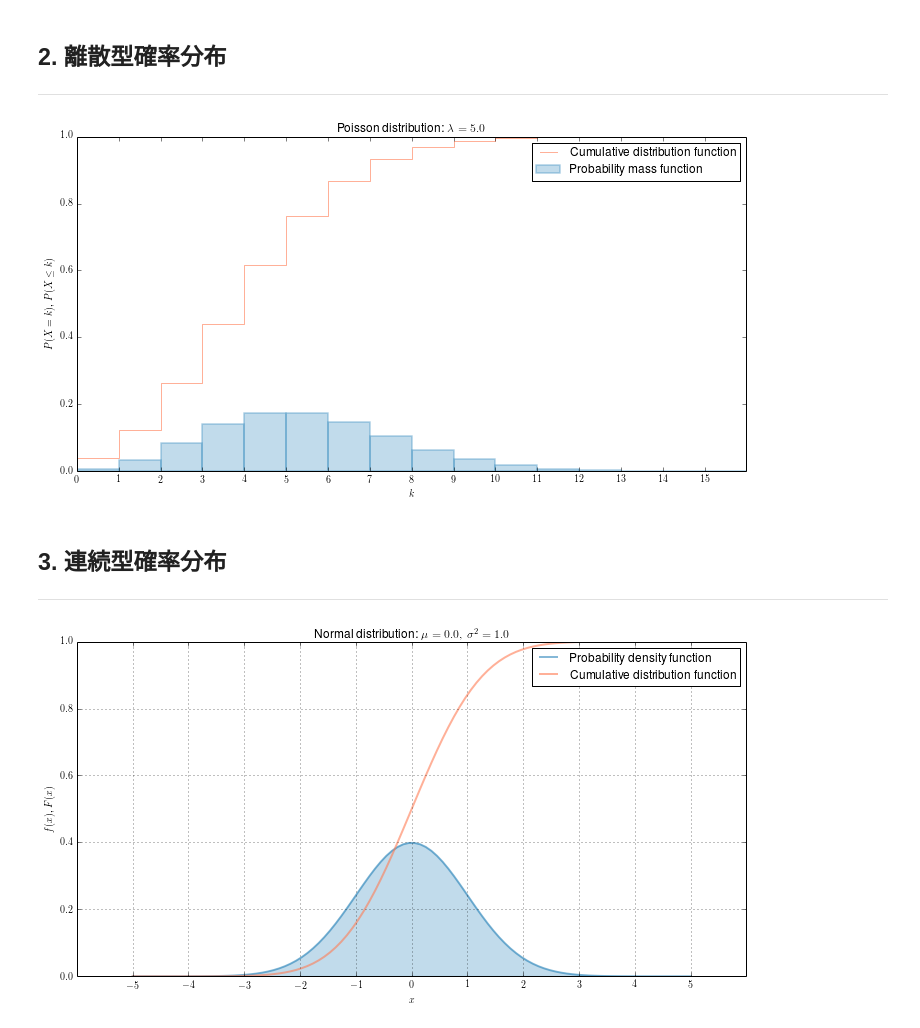
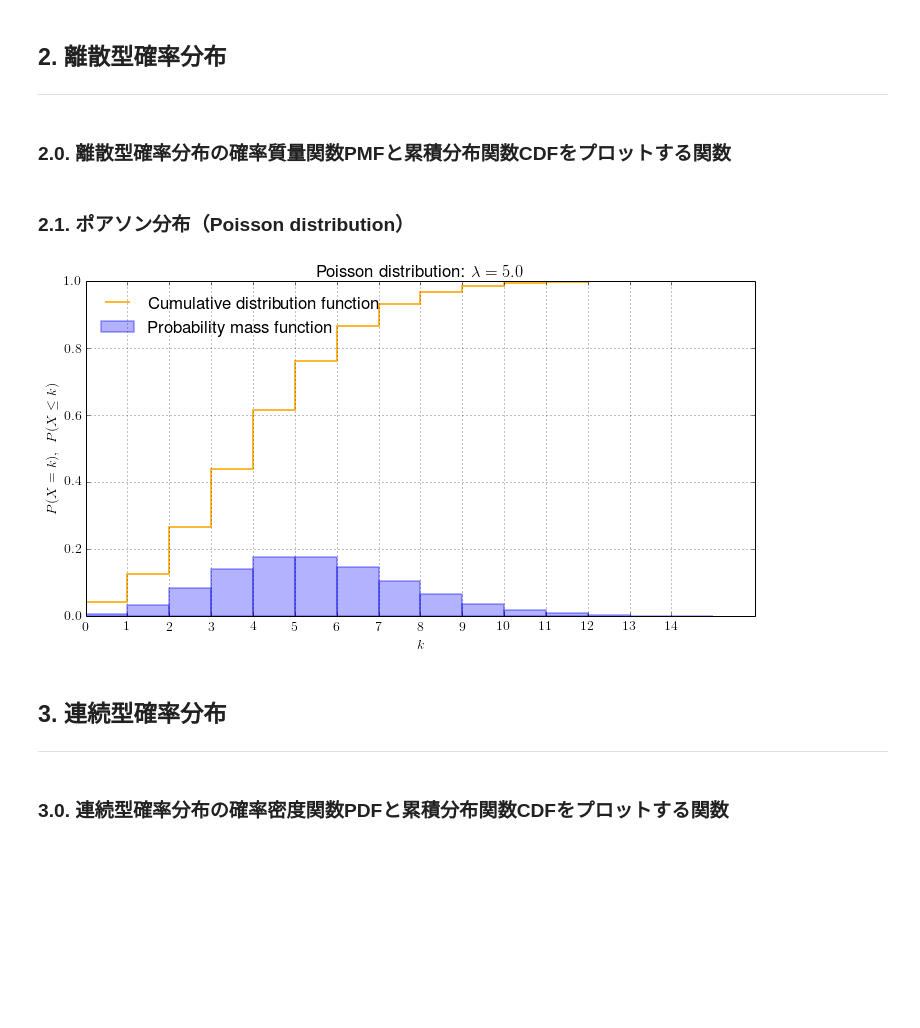
Before and after one commit to sw1227/statistics, a Jupyter notebook: interactive_distribution.ipynb, the cells around one changed output. Saved outputs shown, nothing was run; the diff lists cells and outputs as text; code cells hidden in the pictures; blank space fills up the shorter version.

Commit message:
refactor interactive_distribution.ipynb

```diff
--- a/interactive_distribution.ipynb
+++ b/interactive_distribution.ipynb
@@ -24,49 +21,67 @@ colors = ["blue", "orange", "green", "red"]
 # %% [markdown]
 ## 2. 離散型確率分布
 ---
+# %% [markdown]
+### 2.0. 離散型確率分布の確率質量関数PMFと累積分布関数CDFをプロットする関数
 # %%
-# Poisson distributionの確率質量関数（単一のλ）
-k_max = 16
-k = np.arange(k_max)
+def plot_discrete(func, k_max=20):
+    """ 与えられた離散型確率分布関数のPMFとCDFをプロットする
+        - func: 離散型確率分布関数(scipy.stats.distributions.rv_frozen)
+        - k_max: 横軸(確率変数)の最大値(0からk_maxまでプロット)
+    """
+    # 横軸
+    k = np.arange(k_max)
 
-@interact(lambda_=(0.0, 10.0))
-def plot_poisson(lambda_):
-    plt.bar(k, stats.poisson.pmf(k, lambda_), color="#348ABD", width=1.0, lw="2", edgecolor="#348ABD",
-            label="Probability mass function", alpha=0.3)
+    # 確率質量関数PMF
+    plt.bar(k, func.pmf(k), color="blue", width=1.0, lw="2", edgecolor="blue",label="Probability mass function", alpha=0.3)
 
-    plt.step(k, stats.poisson.cdf(k, lambda_), color="#ff7c54",
-            label="Cumulative distribution function", alpha=0.6)
+    # 累積分布関数CDF
+    plt.step(k, func.cdf(k), color="orange", lw="2", label="Cumulative distribution function", alpha=0.8)
 
-    plt.xticks(k)
-    plt.legend(loc="upper right")
+    # グラフ設定
+    plt.grid()
+    plt.legend(loc="upper left", frameon=False)
+    plt.xticks(k) # 横軸の目盛り
     plt.ylim((0.0, 1.0))
-    plt.ylabel("$P(X=k)$, $P(X \leq k)$")
     plt.xlabel("$k$")
-    plt.title("Poisson distribution: $\lambda = %.1f$" % lambda_)
+    plt.ylabel("$P(X=k), \:\: P(X \leq k)$")
-# %% [output]
-[figure, removed]
+# %% [markdown]
+### 2.1. ポアソン分布（Poisson distribution）
+# %%
+@interact(lambda_=(0.0, 10.0), k_max=(10, 20))
+def plot_poisson(lambda_, k_max):
+    plot_discrete(stats.poisson(lambda_), k_max)
+    plt.title("Poisson distribution: $\lambda = %.1f$" % lambda_)
+
+# 以下のように1行でも記述できるが、読みやすさを優先した
+# interact(lambda l, k_max: plot_discrete(stats.poisson(l), k_max), l=(0.0, 10.0), k_max=(10,20))
+# %% [output]
+[figure, added]
 # %% [markdown]
 ## 3. 連続型確率分布
 ---
+# %% [markdown]
+### 3.0. 連続型確率分布の確率密度関数PDFと累積分布関数CDFをプロットする関数
 # %%
-# Normal distributionの確率密度関数（単一のパラメータ）
-x = np.linspace(-5, 5, 100)
+def plot_continuous(func, x_max=5):
+    """ 与えられた連続型確率分布関数のPDFとCDFをプロットする
+        - func: 連続型確率分布関数(scipy.stats.distributions.rv_frozen)
+        - x_max: 横軸の幅(-x_maxから+x_maxまでプロット)
+    """
+    # 横軸
+    x = np.linspace(-x_max, x_max, 100)
 
-@interact(mu=(-2.0, 2.0), sigma2=(0.0, 2.0))
-def plot_norm(mu, sigma2):
-    plt.plot(x, stats.norm.pdf(x, mu, sigma2), color="#348ABD", lw="2",
-            label="Probability density function", alpha=0.6)
-    plt.fill_between(x, stats.norm.pdf(x, mu, sigma2), color="#348ABD", alpha=0.3)
+    # 確率密度関数PDF
+    plt.plot(x, func.pdf(x), color="blue", lw="2", label="Probability density function", alpha=0.6)
+    plt.fill_between(x, func.pdf(x), color="blue", alpha=0.3)
 
-    plt.plot(x, stats.norm.cdf(x, mu, sigma2), lw="2", color="#ff7c54",
-            label="Cumulative distribution function", alpha=0.6)
+    # 累積分布関数CDF
+    plt.plot(x, func.cdf(x), lw="2", color="orange", label="Cumulative distribution function", alpha=0.6)
 
-    plt.legend(loc="upper right")
-    plt.xticks(np.arange(-5, 6))
+    # グラフ設定
     plt.grid()
+    plt.legend(loc="upper left", frameon=False)
+    plt.xticks(np.arange(-x_max, x_max+1)) # 横軸の目盛り
     plt.ylim((0.0, 1.0))
-    plt.ylabel("$f(x)$, $F(x)$")
     plt.xlabel("$x$")
-    plt.title("Normal distribution: $ \mu = %.1f,\: \sigma ^2 = %.1f$" % (mu, sigma2))
+    plt.ylabel("$f(x), \:\: F(x)$")
-# %% [output]
-[figure, removed]
```
Also changed, not shown: parts of 3 cells of this notebook.
